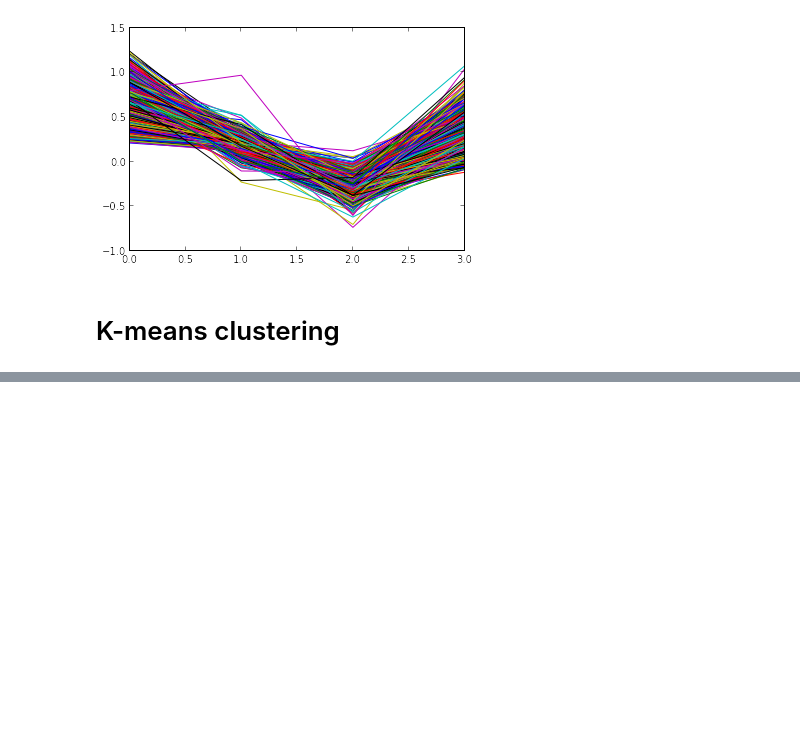
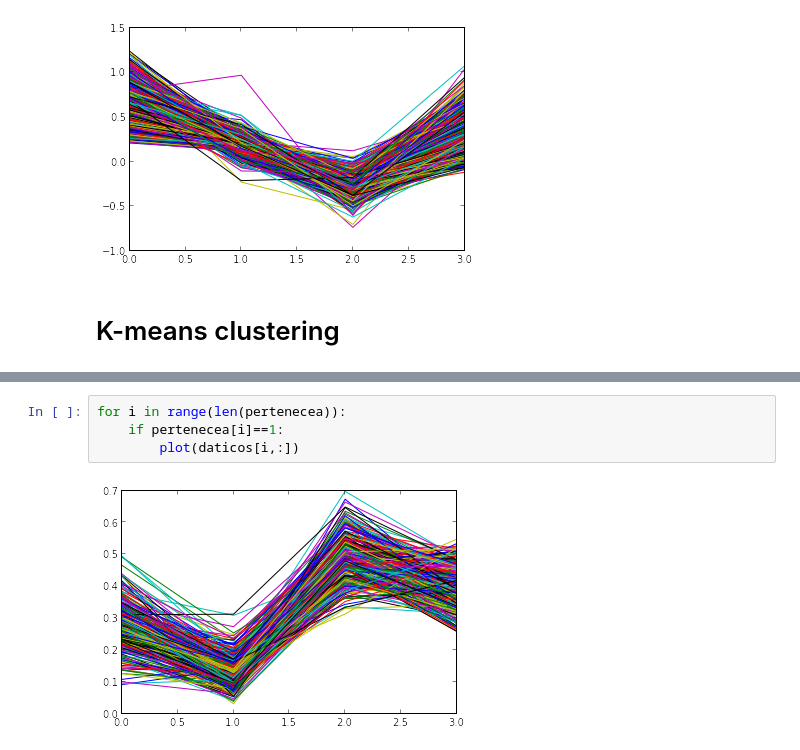
Before and after one commit to JuanRAlvarez/Tarea-4, a Jupyter notebook: Pobreza.ipynb, the cells around one changed output, grey strips where cells are left out. Saved outputs shown, nothing was run; the diff lists cells and outputs as text; blank space fills up the shorter version.

```diff
--- a/Pobreza.ipynb
+++ b/Pobreza.ipynb
@@ -132,0 +179,6 @@ for i in range(n_datos):
+# %%
+for i in range(len(pertenecea)):
+    if pertenecea[i]==1:
+        plot(daticos[i,:])
+# %% [output]
+[figure, added]
```
Also changed, not shown: parts of 6 cells of this notebook, 1 other file.
